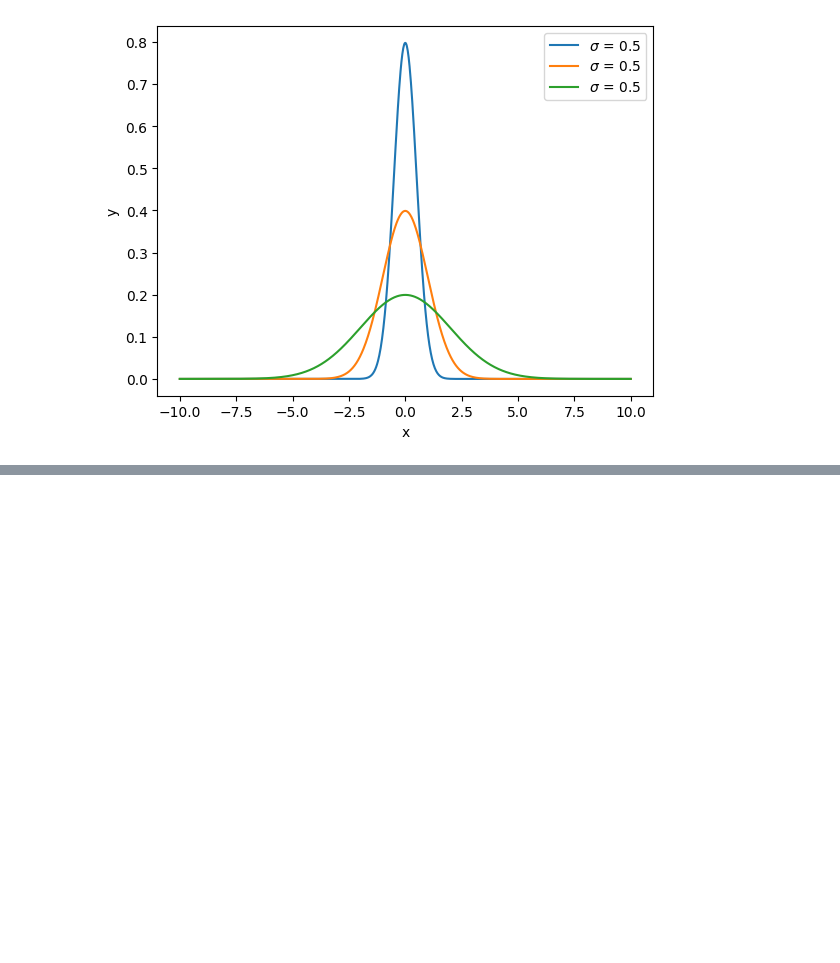
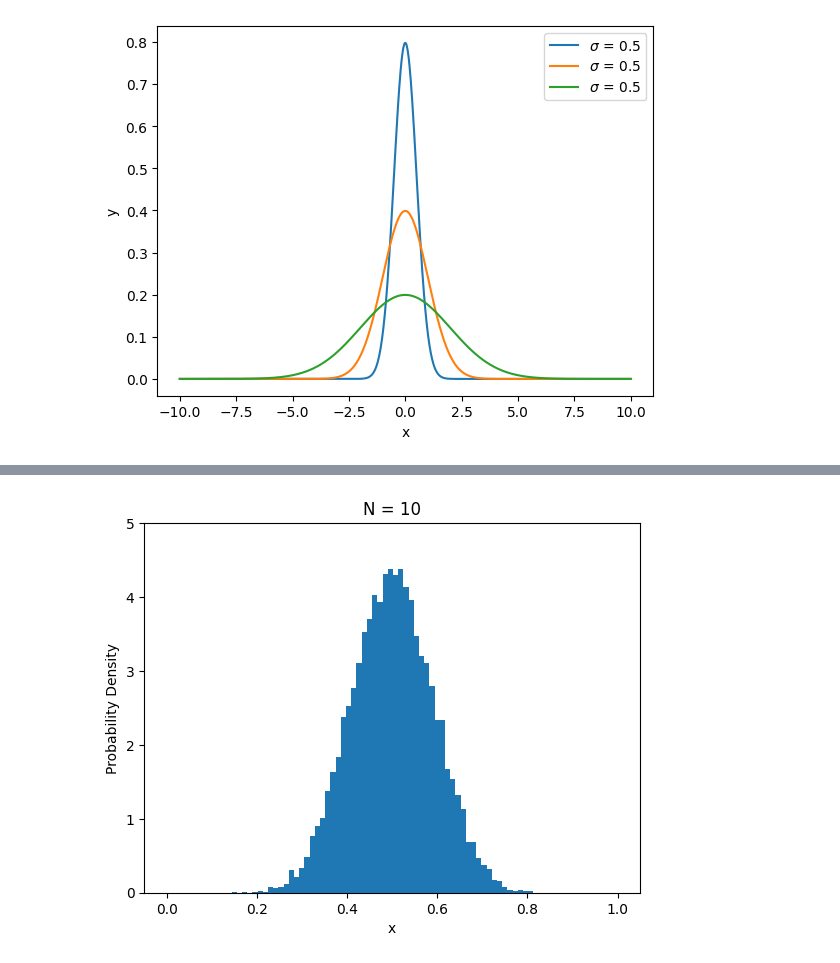
Before and after one commit to shirakurak/write-code-every-day, a Jupyter notebook: 0-tsuku-5-note.ipynb, the cells around one changed output, grey strips where cells are left out. Saved outputs shown, nothing was run; the diff lists cells and outputs as text; code cells hidden in the pictures; blank space fills up the shorter version.

```diff
--- a/0-tsuku-5-note.ipynb
+++ b/0-tsuku-5-note.ipynb
@@ -89,14 +89,26 @@ print(x_mean) # ランダムな値の平均なので、毎回異なる値が出
 # %%
-# 上記の実験のコードを、複数回行う
 x_means = []
-N = 1
+N = 10 # 1から10まで変えることで形状を見る
 
 for _ in range(10000):
     xs = []
     for n in range(N):
         x = np.random.rand()
         xs.append(x)
     mean = np.mean(xs)
     x_means.append(mean)
 
 # グラフの描画
+plt.hist(
+    x_means,
+    bins = 'auto', # データに応じた適切な区間を設定
+    density = True # 縦軸は確率密度（ヒストグラムの面積は1になる）
+)
+plt.title(f'N = {N}')
+plt.xlabel('x')
+plt.ylabel('Probability Density')
+plt.xlim(-0.05, 1.05)
+plt.ylim(0, 5)
+plt.show()
+# %% [output]
+[figure, added]
```
Also changed, not shown: parts of 1 cell of this notebook.
